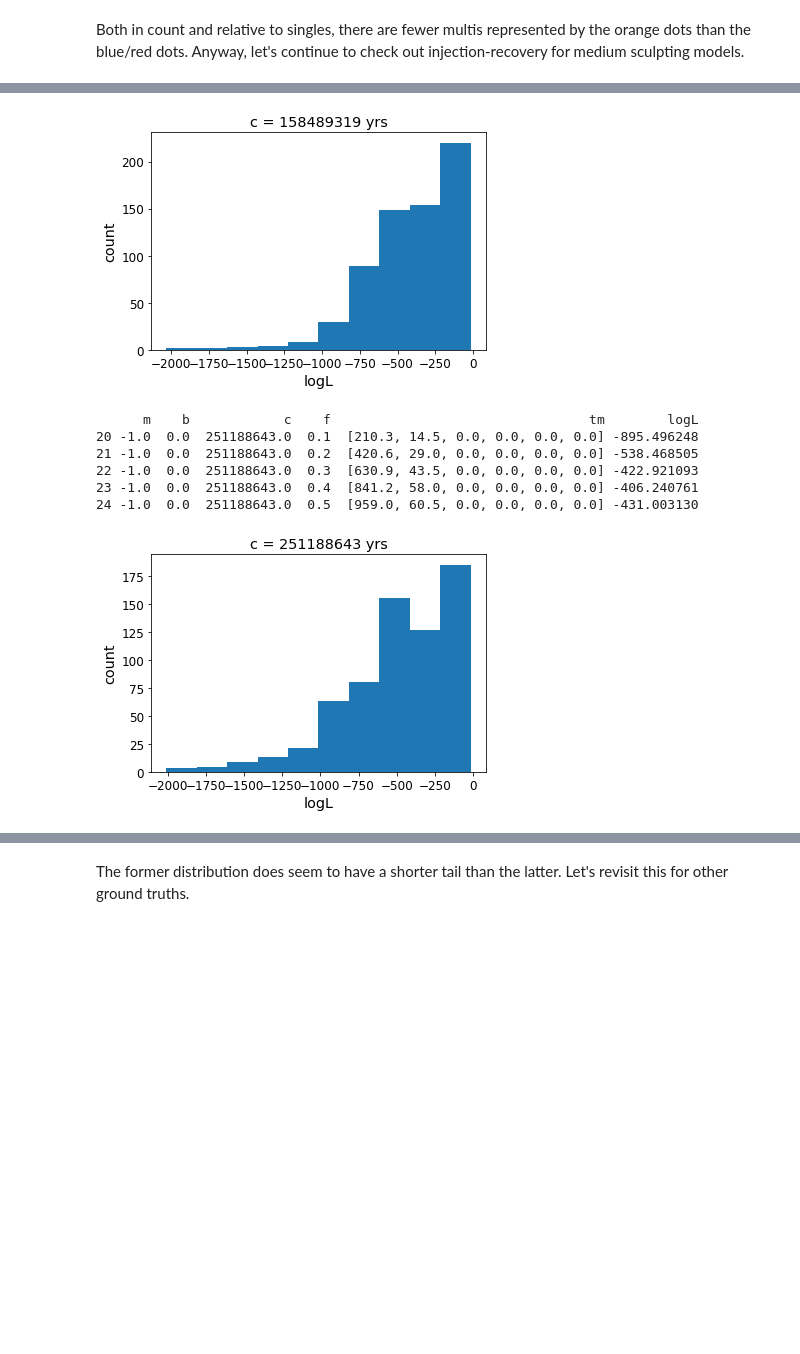
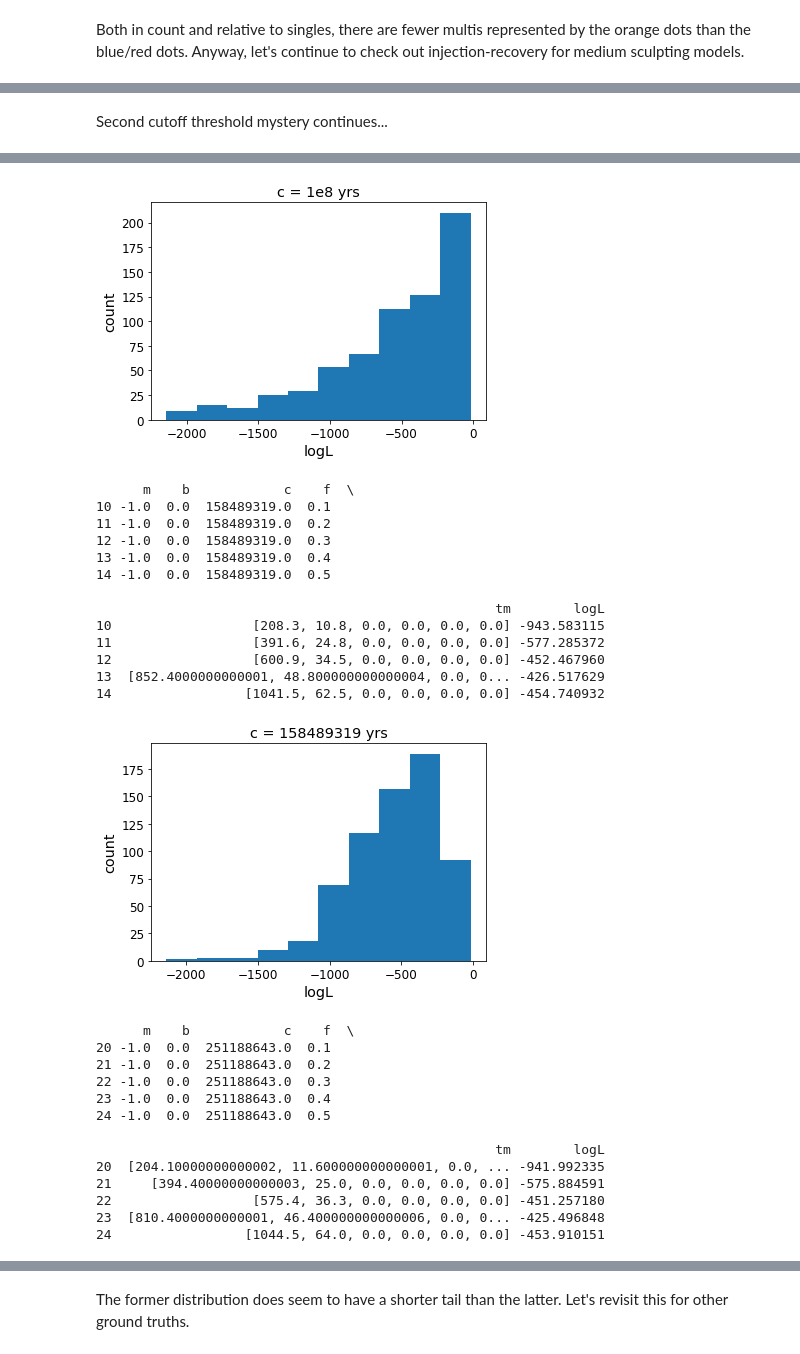
Before and after one commit to exoclam/mastrangelo, a Jupyter notebook: notebooks/injection-recovery.ipynb, the cells around one changed output, grey strips where cells are left out. Drawn from its saved outputs; the diff is of its cells as text; code cells hidden in the pictures; blank space fills up the shorter version.

Commit message:
added test script; finished injection recovery test...it wasn't too great

```diff
--- a/notebooks/injection-recovery.ipynb
+++ b/notebooks/injection-recovery.ipynb
@@ -319,0 +432,13 @@ model_logLs.iloc[1380:1390]
+# %%
+model_logLs = model_logLs.drop([1492, 3752, 3842])
+# %%
+best_logL = max(model_logLs.loc[model_logLs.logL < 0.].logL)
+print("Best model: ", model_logLs.loc[(model_logLs.logL >= best_logL) & (model_logLs.logL < 0.)])
+
+ground_truth = model_logLs.loc[(model_logLs.m == -1) & (model_logLs.b == 0.5) & (np.round(model_logLs.c, -9) == 4e9) & (np.round(model_logLs.f,1) == 0.3)]
+print("Ground truth: ", ground_truth.logL)
+delta_logL = best_logL - model_logLs.loc[(model_logLs.m == -1) & (model_logLs.b == 0.5) & (np.round(model_logLs.c, -9) == 4e9) & (np.round(model_logLs.f,1) == 0.3)].logL.to_list()[0]
+
+good_models = model_logLs.loc[np.abs(model_logLs.logL - best_logL) <= delta_logL]
+print("Some models between best model and ground truth: ")
+print(good_models.head())
@@ -446,9 +545,9 @@ for gi_m in range(6):
     only = model_logLs.loc[(model_logLs.m == cube[0])]# & (model_logLs.f == 0.3)]
 
     # marginalize logL
-    marginalized_logLs.append(np.sum(only.logL))
+    marginalized_logLs.append(np.mean(only.logL))
 
-ax1.scatter(truth.ms.unique(), marginalized_logLs)
+ax1.scatter(model_logLs.m.unique(), marginalized_logLs)
 ax1.set_ylabel("log likelihood")
 ax1.set_xlabel("sculpting speed [dex]")
 
@@ -461,7 +560,7 @@ for gi_b in range(11):
     only = model_logLs.loc[(model_logLs.b == cube[1])]# & (model_logLs.f == 0.3)]
 
     # marginalize logL
-    marginalized_logLs.append(np.sum(only.logL))
+    marginalized_logLs.append(np.mean(only.logL))
 ax2.scatter(model_logLs.b.unique(), marginalized_logLs)
 ax2.set_ylabel("log likelihood")
 ax2.set_xlabel("b")
@@ -475,8 +574,8 @@ for gi_c in range(11):
     only = model_logLs.loc[(model_logLs.c == cube[2])]# & (model_logLs.f == 0.3)]
 
     # marginalize logL
-    marginalized_logLs.append(np.sum(only.logL))
-ax3.scatter(truth.cs.unique(), marginalized_logLs)
+    marginalized_logLs.append(np.mean(only.logL))
+ax3.scatter(model_logLs.c.unique(), marginalized_logLs)
 ax3.set_ylabel("log likelihood")
 ax3.set_xlabel("c")
 ax3.set_xscale('log')
@@ -488,7 +587,7 @@ for gi_f in np.linspace(0.1, 1, 10):
     only = model_logLs.loc[(np.round(model_logLs.f, 1) == np.round(gi_f, 1))]
 
     # marginalize logL
-    marginalized_logLs.append(np.sum(only.logL))
+    marginalized_logLs.append(np.mean(only.logL))
 ax4.scatter(np.linspace(0.1, 1, 10), marginalized_logLs)
 ax4.set_ylabel("log likelihood")
 ax4.set_xlabel("f")
@@ -625,12 +797,12 @@ for gi_m in range(6):
                         logL = better_loglike(tm_recovery[i], np.sum(tm_fiducial))
                         logLs.append(logL)
 
-                    # keep best logL for each model
-                    best_logL = np.max(logLs)
-                    best_arg = np.argmax(logLs)
-                    all_logLs.append(best_logL)
+                    # keep median logL for each model
+                    median_logL = np.mean(logLs)
+                    median_arg = argmedian(logLs)
+                    all_logLs.append(median_logL)
                     # append transit multiplicity of the best sample for that model
-                    all_transit_multiplicities.append(tm_recovery[best_arg])
+                    all_transit_multiplicities.append(tm_recovery[median_arg])
 
                 except:
                     all_logLs.append(0.)
@@ -706,4 +876,13 @@ It seems like no matter the ground truth, I always favor the second cutoff thres
+# %% [markdown]
+Second cutoff threshold mystery continues...
 # %%
+print(model_logLs.loc[(model_logLs.c == np.round(np.sort(truth.cs.unique())[0], 0))].head())
+plt.hist(model_logLs.loc[(model_logLs.c == np.round(np.sort(truth.cs.unique())[0], 0))].logL)
+plt.title('c = 1e8 yrs')
+plt.xlabel('logL')
+plt.ylabel('count')
+plt.show()
+
 print(model_logLs.loc[(model_logLs.c == np.round(np.sort(truth.cs.unique())[1], 0))].head())
 plt.hist(model_logLs.loc[(model_logLs.c == np.round(np.sort(truth.cs.unique())[1], 0))].logL)
 plt.title('c = 158489319 yrs')
@@ -734,8 +906,28 @@ plt.show()
-[figure, old version]
+[figure, new version]
-      m    b            c    f                                 tm        logL
-20 -1.0  0.0  251188643.0  0.1  [210.3, 14.5, 0.0, 0.0, 0.0, 0.0] -895.496248
-21 -1.0  0.0  251188643.0  0.2  [420.6, 29.0, 0.0, 0.0, 0.0, 0.0] -538.468505
-22 -1.0  0.0  251188643.0  0.3  [630.9, 43.5, 0.0, 0.0, 0.0, 0.0] -422.921093
-23 -1.0  0.0  251188643.0  0.4  [841.2, 58.0, 0.0, 0.0, 0.0, 0.0] -406.240761
-24 -1.0  0.0  251188643.0  0.5  [959.0, 60.5, 0.0, 0.0, 0.0, 0.0] -431.003130
+      m    b            c    f  \
+10 -1.0  0.0  158489319.0  0.1
+11 -1.0  0.0  158489319.0  0.2
+12 -1.0  0.0  158489319.0  0.3
+13 -1.0  0.0  158489319.0  0.4
+14 -1.0  0.0  158489319.0  0.5
+
+                                                   tm        logL
+10                  [208.3, 10.8, 0.0, 0.0, 0.0, 0.0] -943.583115
+11                  [391.6, 24.8, 0.0, 0.0, 0.0, 0.0] -577.285372
+12                  [600.9, 34.5, 0.0, 0.0, 0.0, 0.0] -452.467960
+13  [852.4000000000001, 48.800000000000004, 0.0, 0... -426.517629
+14                 [1041.5, 62.5, 0.0, 0.0, 0.0, 0.0] -454.740932
-[figure, old version]
+[figure, new version]
+      m    b            c    f  \
+20 -1.0  0.0  251188643.0  0.1
+21 -1.0  0.0  251188643.0  0.2
+22 -1.0  0.0  251188643.0  0.3
+23 -1.0  0.0  251188643.0  0.4
+24 -1.0  0.0  251188643.0  0.5
+
+                                                   tm        logL
+20  [204.10000000000002, 11.600000000000001, 0.0, ... -941.992335
+21     [394.40000000000003, 25.0, 0.0, 0.0, 0.0, 0.0] -575.884591
+22                  [575.4, 36.3, 0.0, 0.0, 0.0, 0.0] -451.257180
+23  [810.4000000000001, 46.400000000000006, 0.0, 0... -425.496848
+24                 [1044.5, 64.0, 0.0, 0.0, 0.0, 0.0] -453.910151
```
Also changed, not shown: parts of 71 cells of this notebook, 1 other file.
